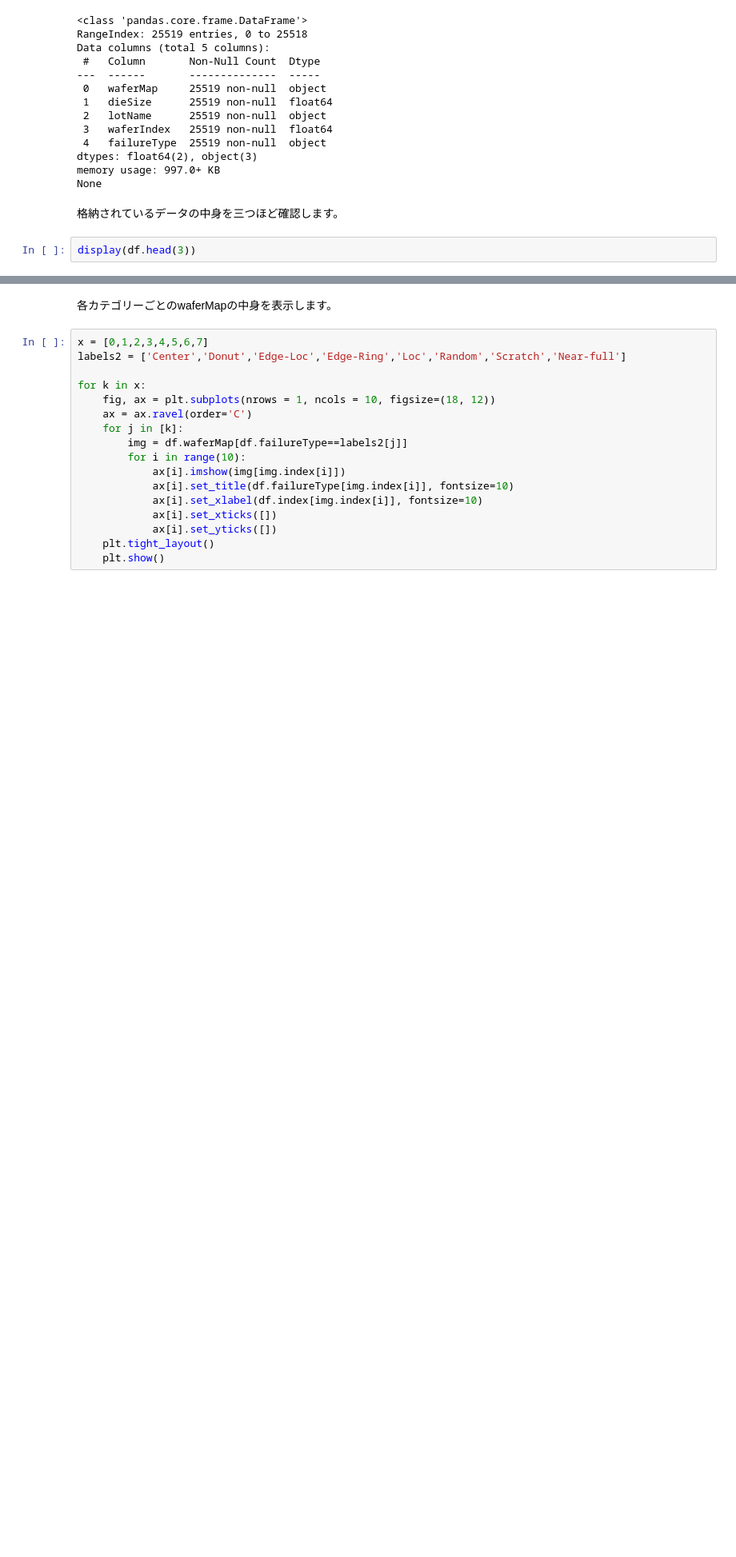
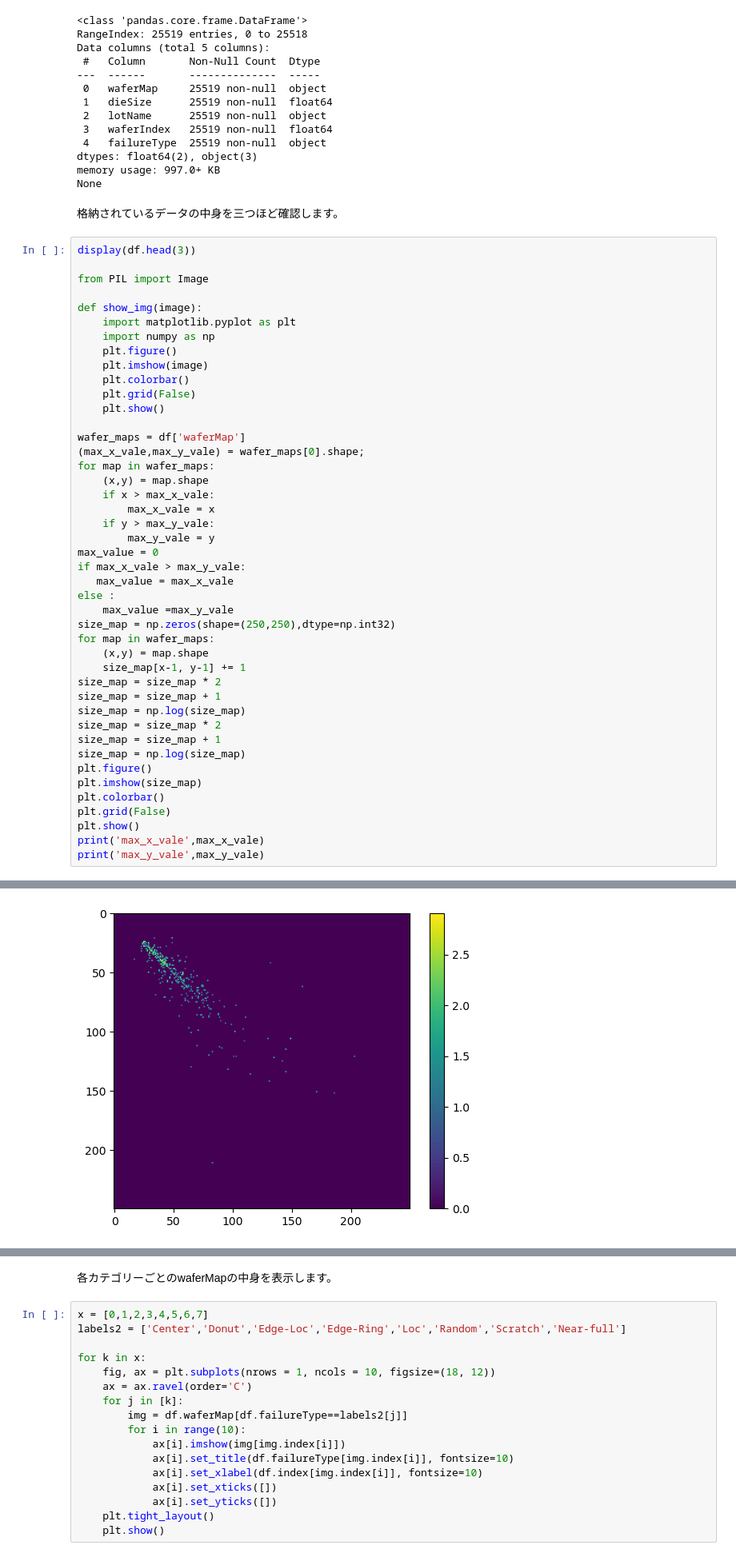
Before and after one commit to bodu0204/particle-detection-quest-2023, a Jupyter notebook: work/01_Tutorial/01_Tutorial.ipynb, the cells around one changed output, grey strips where cells are left out. Shown at 80% size. Cells and saved outputs as stored; diff of their text form; blank space fills up the shorter version.

```diff
--- a/work/01_Tutorial/01_Tutorial.ipynb
+++ b/work/01_Tutorial/01_Tutorial.ipynb
@@ -41,8 +41,51 @@ None
 格納されているデータの中身を三つほど確認します。
 # %%
 display(df.head(3))
+
+from PIL import Image
+
+def show_img(image):
+    import matplotlib.pyplot as plt
+    import numpy as np
+    plt.figure()
+    plt.imshow(image)
+    plt.colorbar()
+    plt.grid(False)
+    plt.show()
+
+wafer_maps = df['waferMap']
+(max_x_vale,max_y_vale) = wafer_maps[0].shape;
+for map in wafer_maps:
+    (x,y) = map.shape
+    if x > max_x_vale:
+        max_x_vale = x
+    if y > max_y_vale:
+        max_y_vale = y
+max_value = 0
+if max_x_vale > max_y_vale:
+   max_value = max_x_vale
+else :
+    max_value =max_y_vale
+size_map = np.zeros(shape=(250,250),dtype=np.int32)
+for map in wafer_maps:
+    (x,y) = map.shape
+    size_map[x-1, y-1] += 1
+size_map = size_map * 2
+size_map = size_map + 1
+size_map = np.log(size_map)
+size_map = size_map * 2
+size_map = size_map + 1
+size_map = np.log(size_map)
+plt.figure()
+plt.imshow(size_map)
+plt.colorbar()
+plt.grid(False)
+plt.show()
+print('max_x_vale',max_x_vale)
+print('max_y_vale',max_y_vale)
 # %% [output]
 |  | waferMap | dieSize | lotName | waferIndex | failureType |
 | 0 | [[0, 0, 0, 0, 0, 0, 0, 0, 0, 0, 0... | 1683.0 | lot1 | 20.0 | Loc |
 | 1 | [[0, 0, 0, 0, 0, 0, 0, 0, 0, 0, 0... | 2460.0 | lot2 | 12.0 | Edge-Loc |
 | 2 | [[0, 0, 0, 0, 0, 0, 0, 0, 0, 0, 0... | 2460.0 | lot2 | 13.0 | Edge-Loc |
+[figure, added]
```
Also changed, not shown: parts of 1 cell of this notebook, 1 other file.
